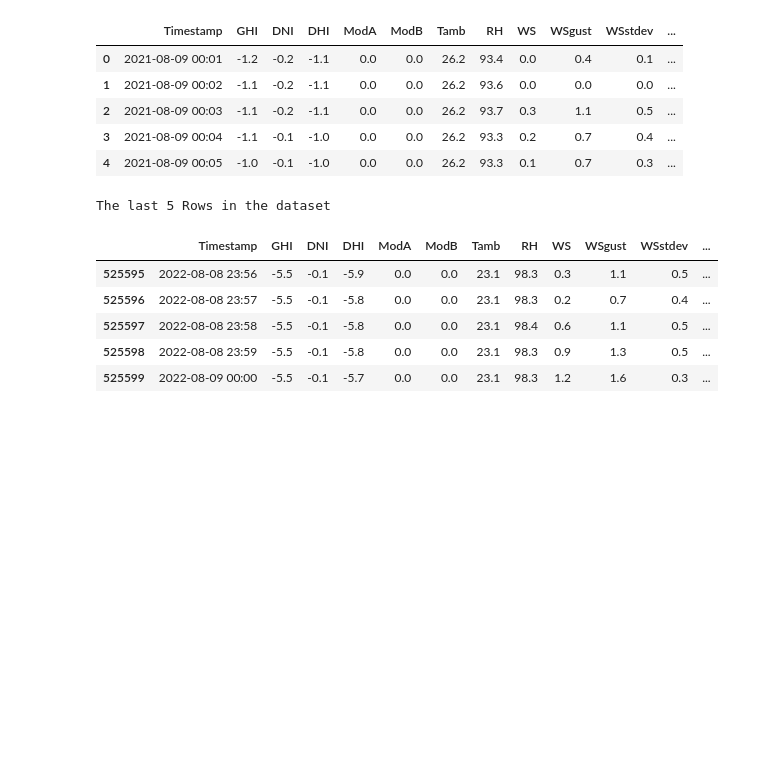
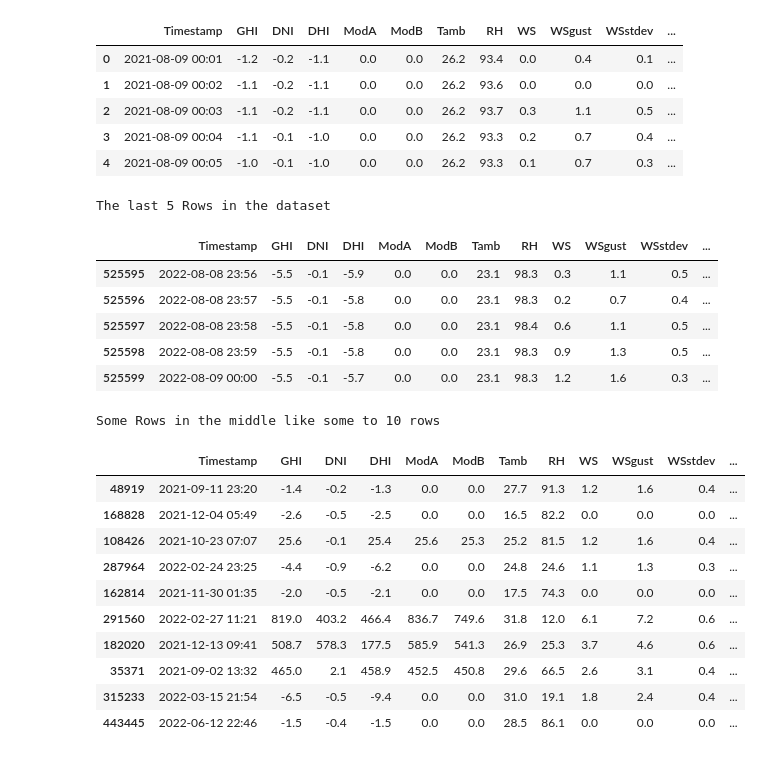
Before and after one commit to Wakgari-Eshetu/solar-challenge-week1, a Jupyter notebook: notebooks/benin_eda.ipynb, the cells around one changed output. Saved outputs shown, nothing was run; the diff lists cells and outputs as text; code cells hidden in the pictures; blank space fills up the shorter version.

```diff
--- a/notebooks/benin_eda.ipynb
+++ b/notebooks/benin_eda.ipynb
@@ -52,3 +108,19 @@ The last 5 Rows in the dataset
 | 525597 | 2022-08-08 23:58 | -5.5 | -0.1 | -5.8 | 0.0 | 0.0 | 23.1 | 98.4 | 0.6 | 1.1 | 0.5 | ... |
 | 525598 | 2022-08-08 23:59 | -5.5 | -0.1 | -5.8 | 0.0 | 0.0 | 23.1 | 98.3 | 0.9 | 1.3 | 0.5 | ... |
 | 525599 | 2022-08-09 00:00 | -5.5 | -0.1 | -5.7 | 0.0 | 0.0 | 23.1 | 98.3 | 1.2 | 1.6 | 0.3 | ... |
+# %%
+print("Some Rows in the middle like some to 10 rows ")
+df.sample(10)
+# %% [output]
+Some Rows in the middle like some to 10 rows
+|  | Timestamp | GHI | DNI | DHI | ModA | ModB | Tamb | RH | WS | WSgust | WSstdev | ... |
+| 48919 | 2021-09-11 23:20 | -1.4 | -0.2 | -1.3 | 0.0 | 0.0 | 27.7 | 91.3 | 1.2 | 1.6 | 0.4 | ... |
+| 168828 | 2021-12-04 05:49 | -2.6 | -0.5 | -2.5 | 0.0 | 0.0 | 16.5 | 82.2 | 0.0 | 0.0 | 0.0 | ... |
+| 108426 | 2021-10-23 07:07 | 25.6 | -0.1 | 25.4 | 25.6 | 25.3 | 25.2 | 81.5 | 1.2 | 1.6 | 0.4 | ... |
+| 287964 | 2022-02-24 23:25 | -4.4 | -0.9 | -6.2 | 0.0 | 0.0 | 24.8 | 24.6 | 1.1 | 1.3 | 0.3 | ... |
+| 162814 | 2021-11-30 01:35 | -2.0 | -0.5 | -2.1 | 0.0 | 0.0 | 17.5 | 74.3 | 0.0 | 0.0 | 0.0 | ... |
+| 291560 | 2022-02-27 11:21 | 819.0 | 403.2 | 466.4 | 836.7 | 749.6 | 31.8 | 12.0 | 6.1 | 7.2 | 0.6 | ... |
+| 182020 | 2021-12-13 09:41 | 508.7 | 578.3 | 177.5 | 585.9 | 541.3 | 26.9 | 25.3 | 3.7 | 4.6 | 0.6 | ... |
+| 35371 | 2021-09-02 13:32 | 465.0 | 2.1 | 458.9 | 452.5 | 450.8 | 29.6 | 66.5 | 2.6 | 3.1 | 0.4 | ... |
+| 315233 | 2022-03-15 21:54 | -6.5 | -0.5 | -9.4 | 0.0 | 0.0 | 31.0 | 19.1 | 1.8 | 2.4 | 0.4 | ... |
+| 443445 | 2022-06-12 22:46 | -1.5 | -0.4 | -1.5 | 0.0 | 0.0 | 28.5 | 86.1 | 0.0 | 0.0 | 0.0 | ... |
```
Also changed, not shown: parts of 16 cells of this notebook.
